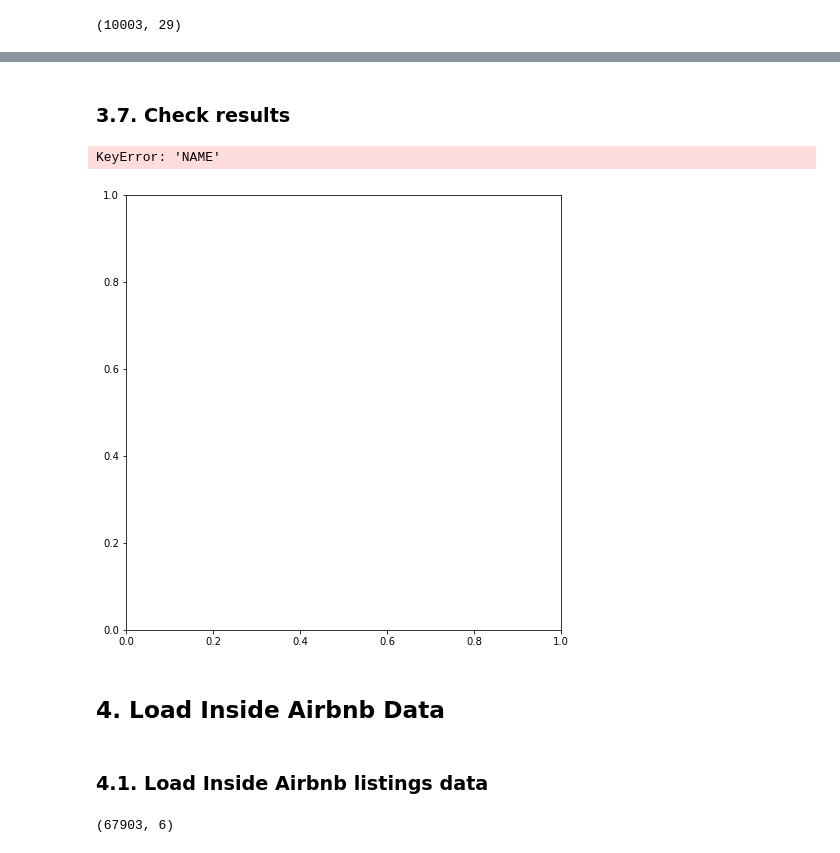
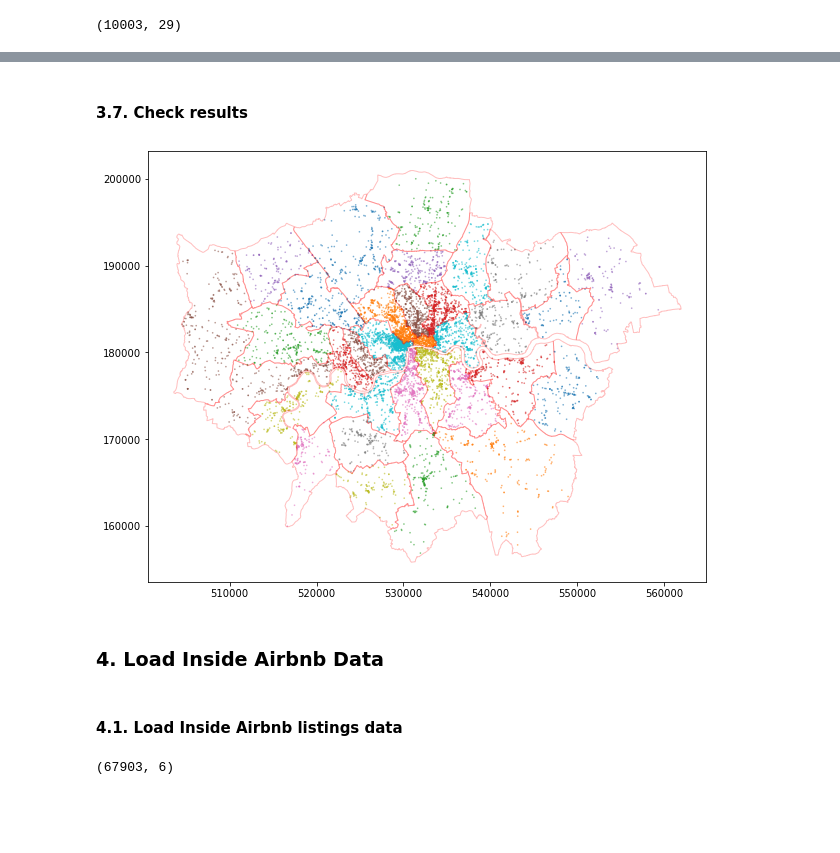
Before and after one commit to joeylizh/i2p, a Jupyter notebook: assessments/coursework3/Assessment_3_Reproducible_Analysis.ipynb, the cells around one changed output, grey strips where cells are left out. Drawn from its saved outputs; the diff is of its cells as text; code cells hidden in the pictures; blank space fills up the shorter version.

```diff
--- a/assessments/coursework3/Assessment_3_Reproducible_Analysis.ipynb
+++ b/assessments/coursework3/Assessment_3_Reproducible_Analysis.ipynb
@@ -82,9 +81,3 @@ df_culin = pd.read_csv(url, low_memory=False)
 df_culin.shape
 # %% [output]
 (10003, 29)
-# %%
-# clean the data
-
-df_culin.drop(df_culin[((df_airbnb.latitude.isna())|(df_culin.longitude.isna()))].index, axis=0, inplace=True)
-df_culin.drop(df_culin[((df_airbnb.latitude < 40)|(df_culin.longitude > 1))].index, axis=0, inplace=True)
-print(df_culin.shape)
@@ -92,0 +84,5 @@ print(df_culin.shape)
+# %%
+# Clean the data
+df_culin.drop(df_culin[((df_culin.latitude.isna())|(df_culin.longitude.isna()))].index, axis=0, inplace=True)
+df_culin.drop(df_culin[((df_culin.latitude < 40)|(df_culin.longitude > 1))].index, axis=0, inplace=True)
+print(df_culin.shape)
@@ -99,15 +120,14 @@ gdf_culin = gdf_culin.to_crs('epsg:27700')
 # %% [markdown]
-### 3.7. Check results
+#### 3.7. Check results
 # %%
-ax = gdf_culin.plot(column='NAME', markersize=0.5, alpha=0.5, figsize=(10,8))
-boros.plot(ax=ax, edgecolor='r', facecolor='None', alpha=0.5);
+ax = gdf_culin.plot(column='BOROUGH', markersize=0.5, alpha=0.5, figsize=(10,8))
+boros.plot(ax=ax, edgecolor='r', facecolor='None', alpha=0.25);
 # %% [output]
-KeyError: 'NAME'
-[figure, old version]
+[figure, new version]
 # %% [markdown]
-## 4. Load Inside Airbnb Data
+### 4. Load Inside Airbnb Data
 # %% [markdown]
-### 4.1. Load Inside Airbnb listings data
+#### 4.1. Load Inside Airbnb listings data
 # %%
 url='https://raw.githubusercontent.com/joeylizh/i2p/main/assessments/coursework3/cw_data/2021-10-10-listings.csv'
 
```
Also changed, not shown: parts of 36 cells of this notebook, 2 other files.
